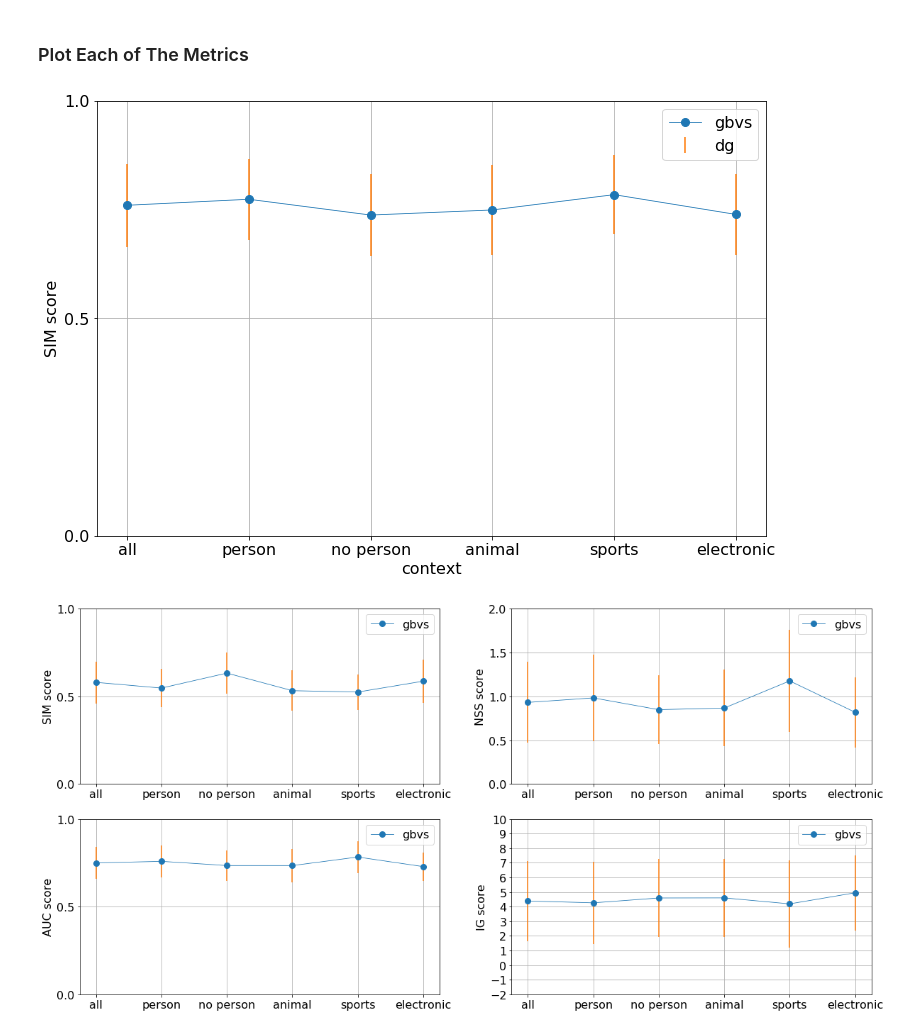
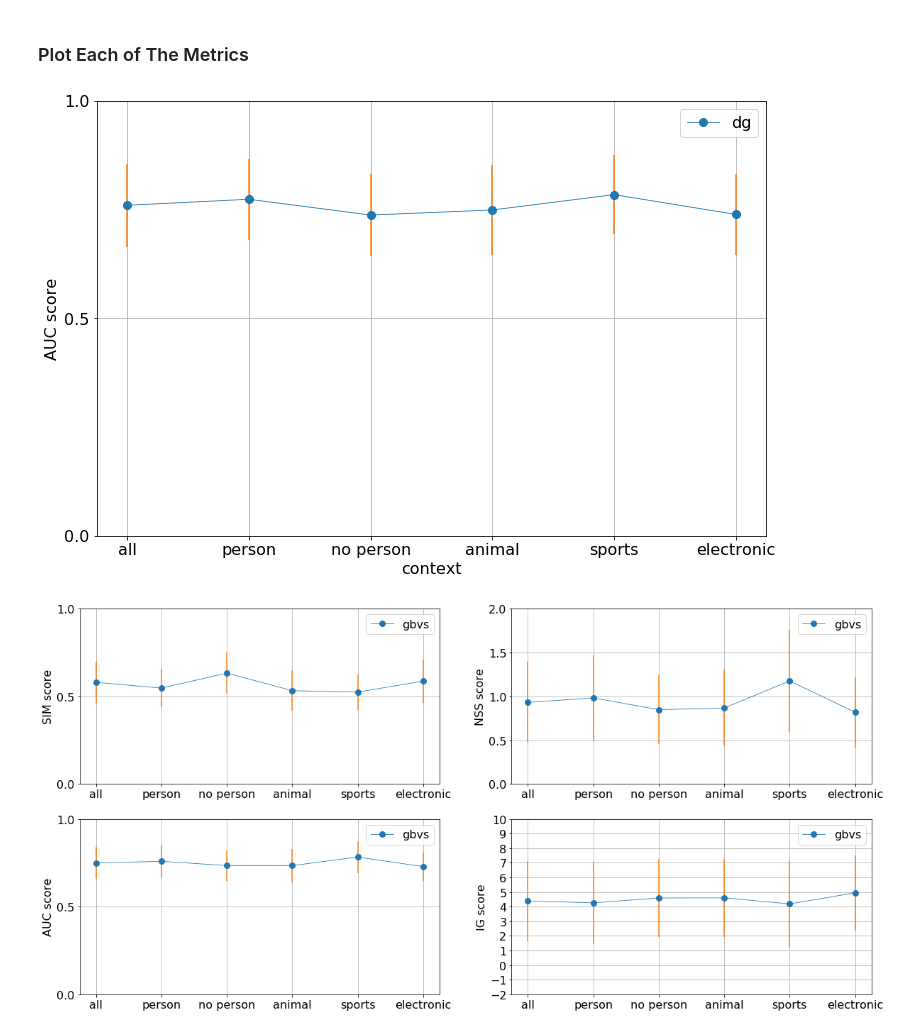
Before and after one commit to alTeska/face_saliency, a Jupyter notebook: notebooks/load_results_std_gbvsDg_1305.ipynb, the cells around one changed output. Saved outputs shown, nothing was run; the diff lists cells and outputs as text; code cells hidden in the pictures.

```diff
--- a/notebooks/load_results_std_gbvsDg_1305.ipynb
+++ b/notebooks/load_results_std_gbvsDg_1305.ipynb
@@ -133,16 +133,16 @@ m = 8
 matplotlib.rcParams.update({'font.size': 16})
 # %%
 plt.subplots(figsize=(12,8))
-plt.plot(auc_dg_m, '-o', label='gbvs', linewidth=d, markersize=m);
-plt.errorbar(t, auc_dg_m, auc_dg_s, linestyle='None')
+plt.plot(auc_dg_m, '-o', label='dg', linewidth=d, markersize=m);
+plt.errorbar(t, auc_dg_m, auc_dg_s, linestyle='None', label=None)
 
 plt.grid()
 plt.yticks(np.arange(0, 1.1, step=0.5))
-plt.ylabel('SIM score')
+plt.ylabel('AUC score')
 plt.xlabel('context')
 plt.legend();
 # %% [output]
-[figure, old version]
+[figure, new version]
 # %%
 fig, ax = plt.subplots(nrows=2, ncols=2, figsize=(20,10))
 ax[0][0].plot(sim_gbvs_m, '-o', label='gbvs', linewidth=d, markersize=m);
```
Also changed, not shown: parts of 4 cells of this notebook.
